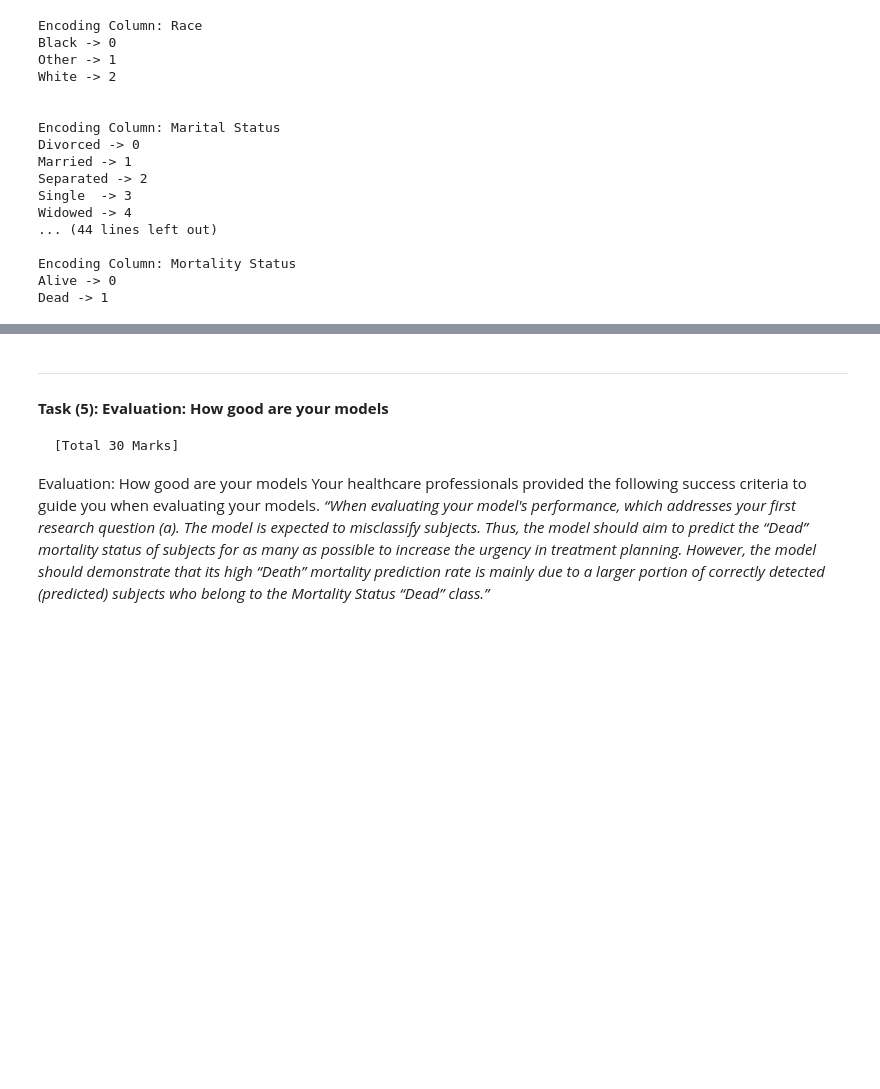
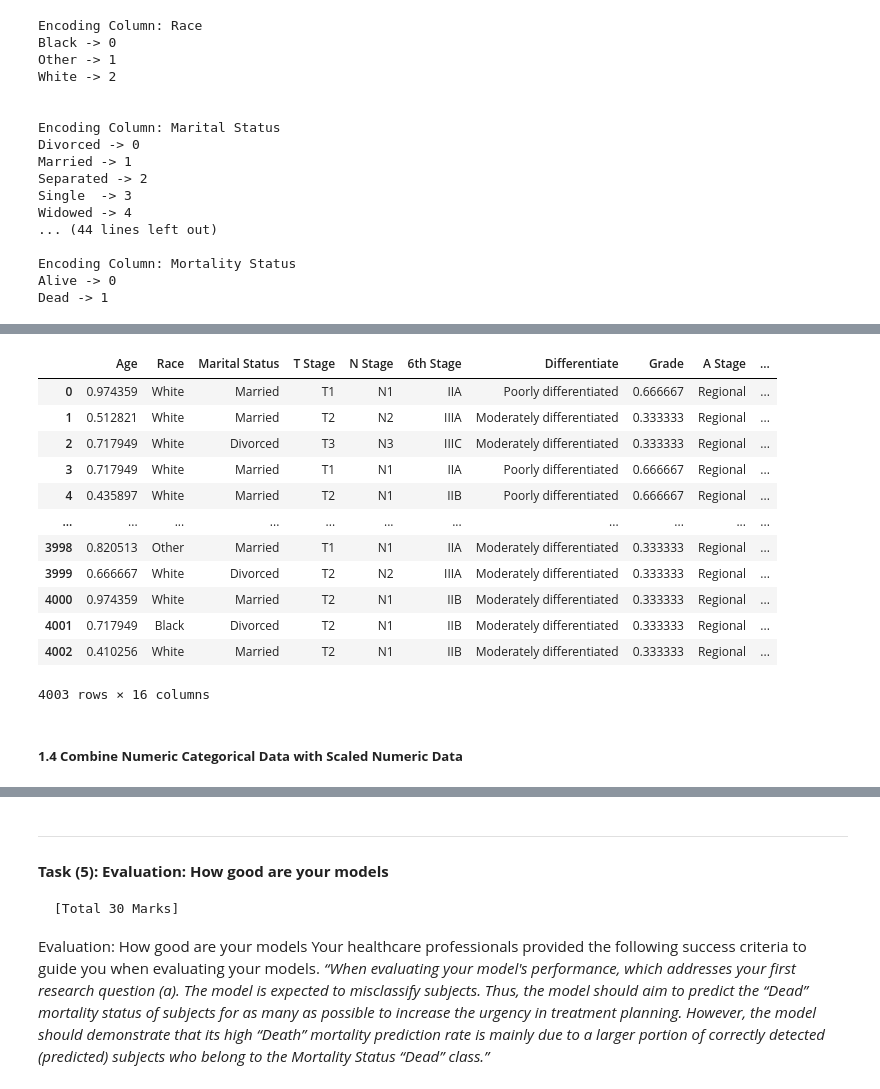
Before and after one commit to donphi/ml-assignment-1, a Jupyter notebook: notebooks/Assignment 1.ipynb, the cells around one changed output, grey strips where cells are left out. Drawn from its saved outputs; the diff is of its cells as text; code cells hidden in the pictures; blank space fills up the shorter version.

```diff
--- a/notebooks/Assignment 1.ipynb
+++ b/notebooks/Assignment 1.ipynb
@@ -590,6 +590,10 @@ df.describe()
 | max | 69.000000 | 4.000000 | 140.000000 | 61.000000 | 46.000000 | 107.000000 |
 # %%
 # 3. Mortality Status: has both Alive, ALIVE & alive, Dead, DEAD & dead.
+
+# Create a clean copy before applying df.loc
+df = df.copy().reset_index(drop=True)
+
 # Change all values to either Alive or Dead in Mortality
 df.loc[df['Mortality Status'] == 'ALIVE', 'Mortality Status'] = 'Alive'
 df.loc[df['Mortality Status'] == 'alive', 'Mortality Status'] = 'Alive'
@@ -733,6 +737,9 @@ Column: T Stage
 Column: Mortality Status
 ['Alive' 'Dead']
 # %%
+# Make a copy of the dataframe for encoding
+encoded_df = df.copy()
+
 # Import Scikit Learn Label Encoder to convert categorical unique values to integers
 from sklearn.preprocessing import LabelEncoder
 
@@ -743,7 +750,7 @@ for column in categorical_columns:
     # Define the encoder for each loop for cleaning purposes
     encoder = LabelEncoder()
     # Second run the encoder through each column and label each unique column with unique integer
-    df[column] = encoder.fit_transform(df[column])
+    encoded_df[column] = encoder.fit_transform(encoded_df[column])
     # Create a class_fit variable to add the classes to the encoder variable
     class_fit = encoder.classes_
     #
@@ -812,2 +822,8 @@ memory usage: 531.6 KB
 # %%
 # Scale Numeric Columns with z-score mean scaling
+
+# Clear index to ensure no extra blank instances
+df = df.reset_index(drop=True)
+
+# Validate clear
+df.info()
@@ -813,0 +848,32 @@ memory usage: 531.6 KB
+# %%
+# Scale Numeric Values with MinMaxScaler
+# Import Library MinMax for values between (0;1)
+from sklearn.preprocessing import MinMaxScaler
+
+# Add variable to scaler function
+scaler = MinMaxScaler()
+
+# Create a new variable to fit the scaler function to
+scaled_numeric = scaler.fit_transform(numeric_columns)
+
+# Create a new DataFrame for scaled data
+scaled_df = df.copy()
+scaled_df[numeric_columns.columns] = scaled_numeric
+# %%
+scaled_df
+# %% [output]
+|  | Age | Race | Marital Status | T Stage | N Stage | 6th Stage | Differentiate | Grade | A Stage | ... |
+| 0 | 0.974359 | White | Married | T1 | N1 | IIA | Poorly differentiated | 0.666667 | Regional | ... |
+| 1 | 0.512821 | White | Married | T2 | N2 | IIIA | Moderately differentiated | 0.333333 | Regional | ... |
+| 2 | 0.717949 | White | Divorced | T3 | N3 | IIIC | Moderately differentiated | 0.333333 | Regional | ... |
+| 3 | 0.717949 | White | Married | T1 | N1 | IIA | Poorly differentiated | 0.666667 | Regional | ... |
+| 4 | 0.435897 | White | Married | T2 | N1 | IIB | Poorly differentiated | 0.666667 | Regional | ... |
+| ... | ... | ... | ... | ... | ... | ... | ... | ... | ... | ... |
+| 3998 | 0.820513 | Other | Married | T1 | N1 | IIA | Moderately differentiated | 0.333333 | Regional | ... |
+| 3999 | 0.666667 | White | Divorced | T2 | N2 | IIIA | Moderately differentiated | 0.333333 | Regional | ... |
+| 4000 | 0.974359 | White | Married | T2 | N1 | IIB | Moderately differentiated | 0.333333 | Regional | ... |
+| 4001 | 0.717949 | Black | Divorced | T2 | N1 | IIB | Moderately differentiated | 0.333333 | Regional | ... |
+| 4002 | 0.410256 | White | Married | T2 | N1 | IIB | Moderately differentiated | 0.333333 | Regional | ... |
+4003 rows × 16 columns
+# %% [markdown]
+##### **1.4 Combine Numeric Categorical Data with Scaled Numeric Data**
```
Also changed, not shown: parts of 18 cells of this notebook.
